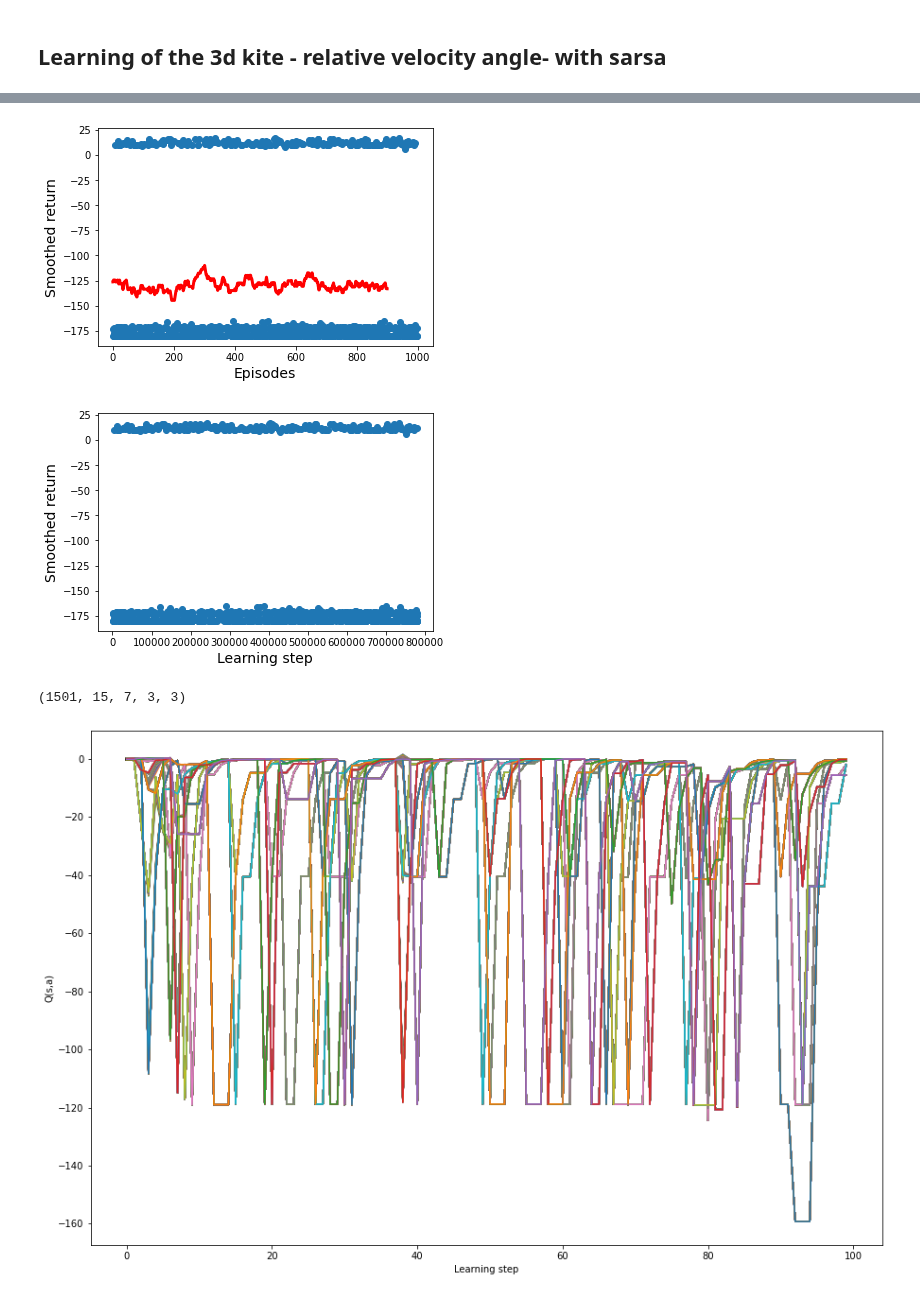
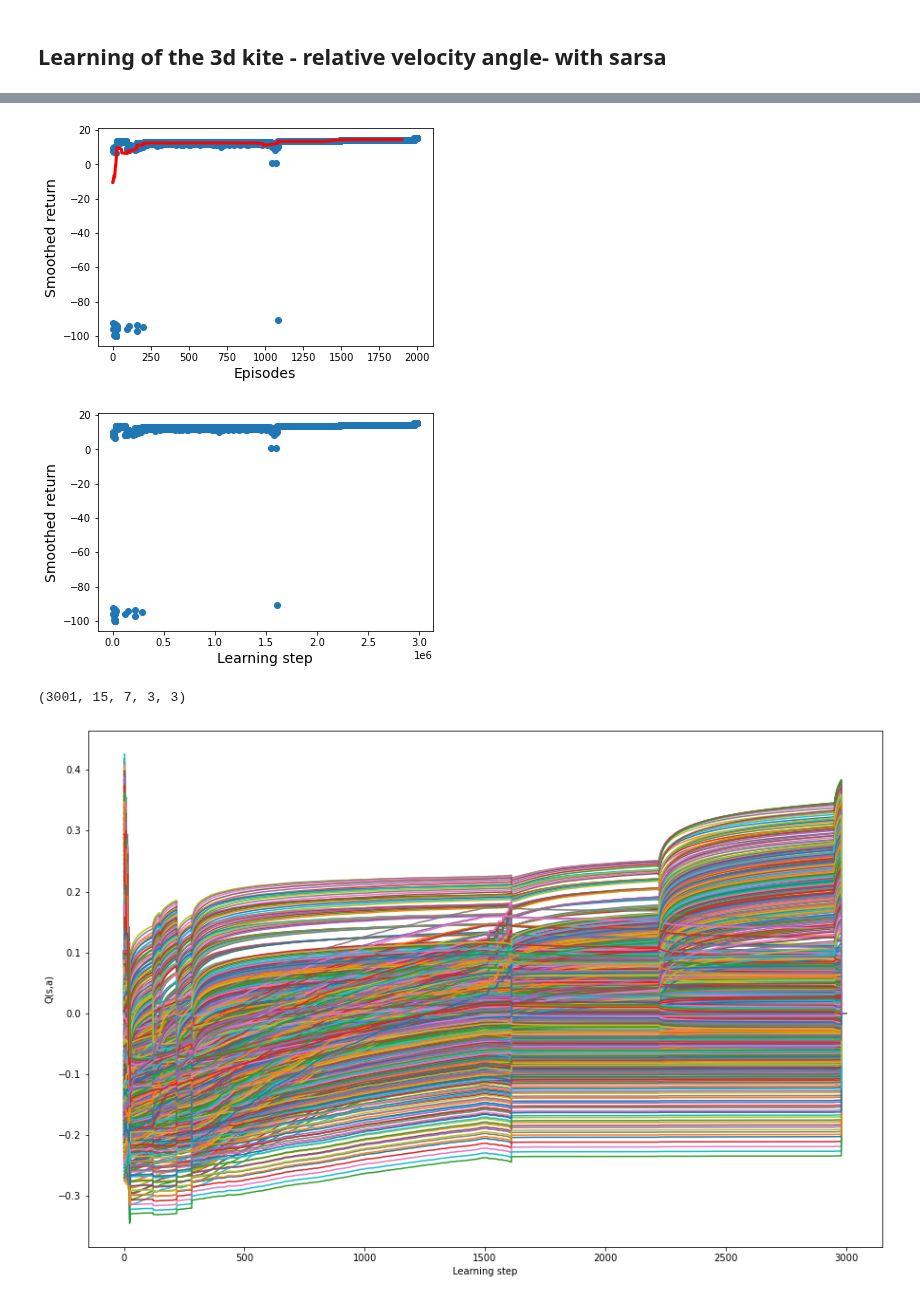
Before and after one commit to lorenzobasile/KiteRL, a Jupyter notebook: analyze_training.ipynb, the cells around one changed output, grey strips where cells are left out. Drawn from its saved outputs; the diff is of its cells as text; code cells hidden in the pictures.

```diff
--- a/analyze_training.ipynb
+++ b/analyze_training.ipynb
@@ -5,7 +5,7 @@ import matplotlib.pyplot as plt
 import utils as ut
 
 system_name = 'dql_const'
-run_name = 'state_of_art_2'
+run_name = 'rew2'
 data_dir = './data/' + system_name + '/' + run_name + '/'
 #plot_dir = '../plots/'+system_name+'/'+run_name+'/'
 # %% [markdown]
@@ -68,7 +52,7 @@ plt.plot(smooth, color='red', lw=3)
 plt.savefig(data_dir+'return.png', dpi=200)
 plt.show()
 # %% [output]
-[figure, old version]
+[figure, new version]
 # %%
 plt.xlabel('Learning step', fontsize=14)
 plt.ylabel('Smoothed return', fontsize=14)
@@ -80,24 +64,24 @@ plt.plot(l_steps, r_traj, 'o')
 
 plt.show()
 # %% [output]
-[figure, old version]
+[figure, new version]
 # %%
 Q_traj = np.load(data_dir+"quality_traj.npy")
 print(Q_traj.shape)
 
 Q_traj = Q_traj.reshape(Q_traj.shape[0], -1)
 #print(Q_traj.shape)
 
 plt.figure(figsize = (15,10))
 for i in range(Q_traj.shape[1]):
-    plt.plot(Q_traj[0:100,i])
+    plt.plot(Q_traj[0:10000,i])
 plt.ylabel("Q(s,a)")
 plt.xlabel("Learning step")
 plt.savefig(data_dir+"quality_traj.png")
 plt.show()
 # %% [output]
-(1501, 15, 7, 3, 3)
+(3001, 15, 7, 3, 3)
-[figure, old version]
+[figure, new version]
 # %%
 Q = np.load(data_dir+"best_quality.npy")
 ind = np.argmax(Q_traj[4800])
```
Also changed, not shown: parts of 6 cells of this notebook, 2 other files.
